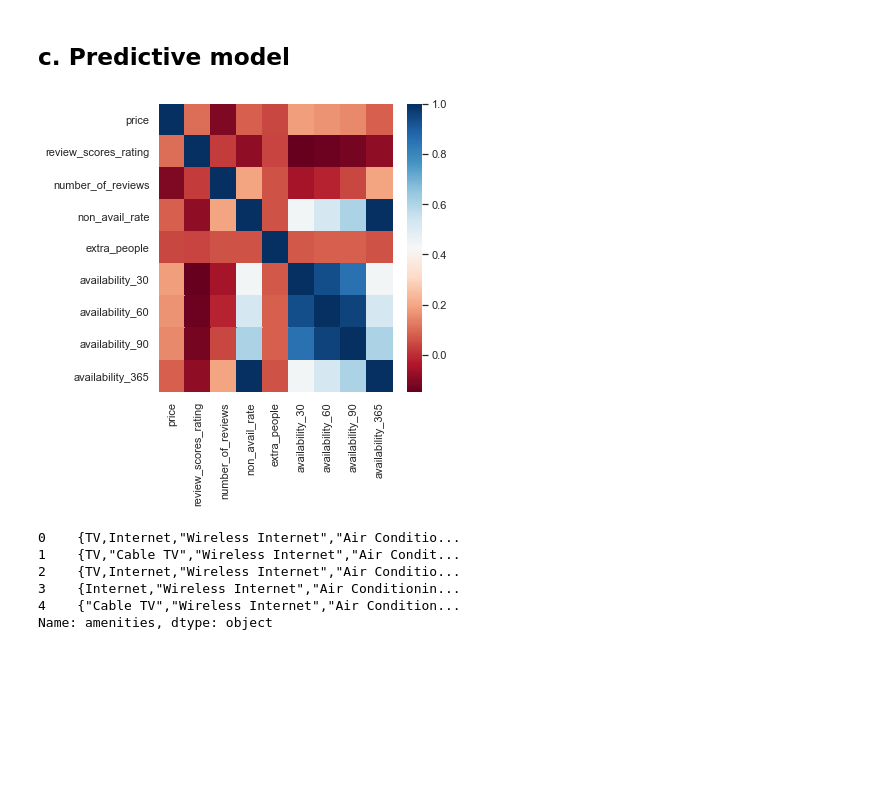
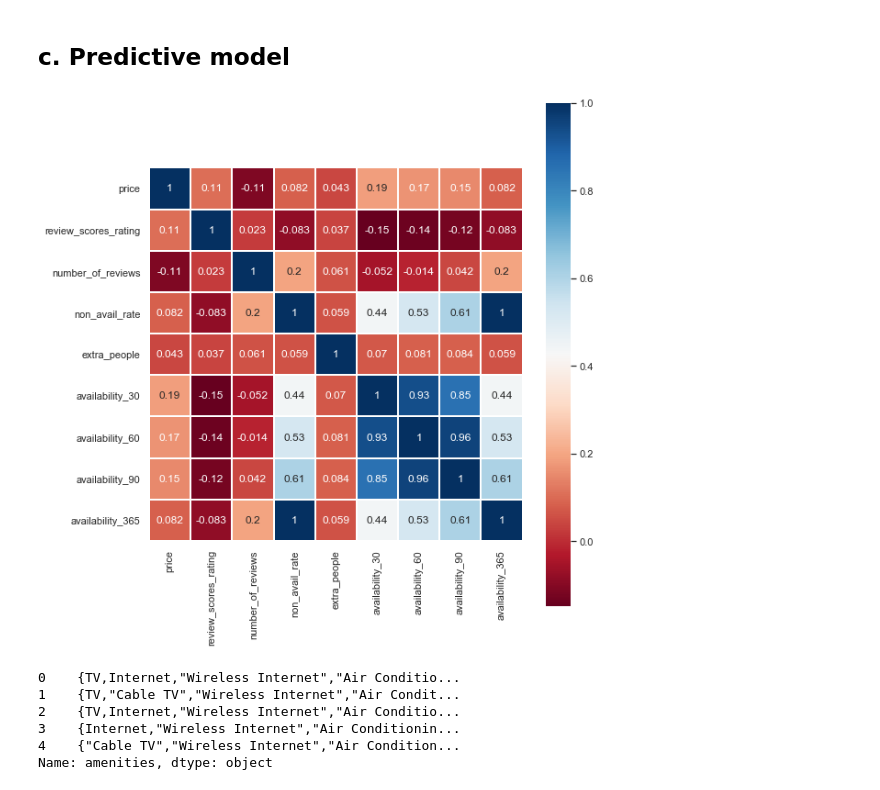
Before and after one commit to chziha/Data-Scientist-Udacity-Nanodegree, a Jupyter notebook: Writing_a_Data_Scientist_Blog_Post/write_ds_blog.ipynb, the cells around one changed output. Saved outputs shown, nothing was run; the diff lists cells and outputs as text; code cells hidden in the pictures; blank space fills up the shorter version.

```diff
--- a/Writing_a_Data_Scientist_Blog_Post/write_ds_blog.ipynb
+++ b/Writing_a_Data_Scientist_Blog_Post/write_ds_blog.ipynb
@@ -847,13 +847,13 @@ It is clearly observed that, for the same feature zipcode, the difference is mor
 ## c. Predictive model
 # %%
 # Check the correlations between features and the price
-fig, ax = plt.subplots(figsize=(6, 6))
-ax = sns.heatmap(listings_prd.corr(), cmap='RdBu')
+fig, ax = plt.subplots(figsize=(9, 9))
+ax = sns.heatmap(listings_prd.corr(), cmap='RdBu', linewidths = 1, square = True, annot = True)
 plt.tight_layout()
 plt.savefig('./figs/correlation.png', dpi = 300, bbox_inches='tight')
 plt.show()
 # %% [output]
-[figure, old version]
+[figure, new version]
 # %%
 # We can see that availability_365 seems duplicate non_avail_rate, so remove it
 listings_prd.drop('availability_365', axis=1, inplace=True)
```
Also changed, not shown: parts of 14 cells of this notebook, 3 other files.
